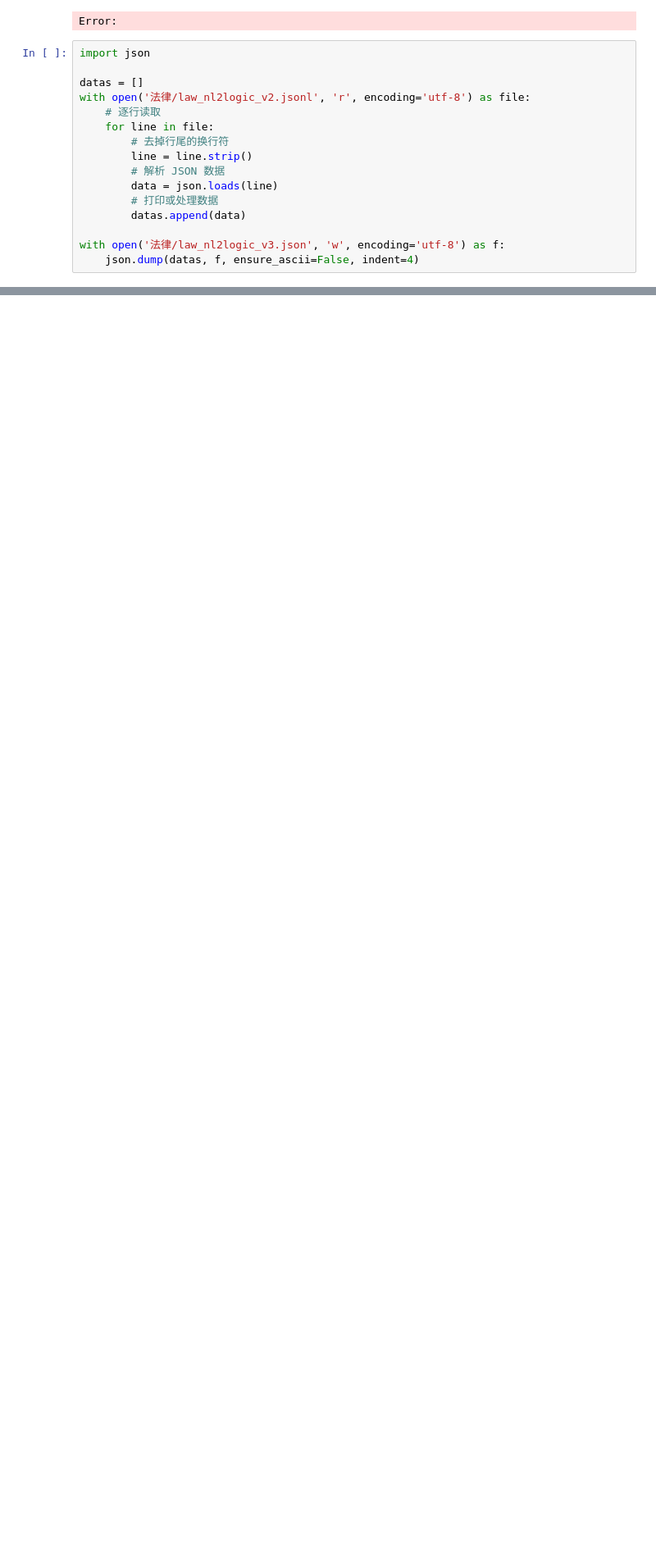
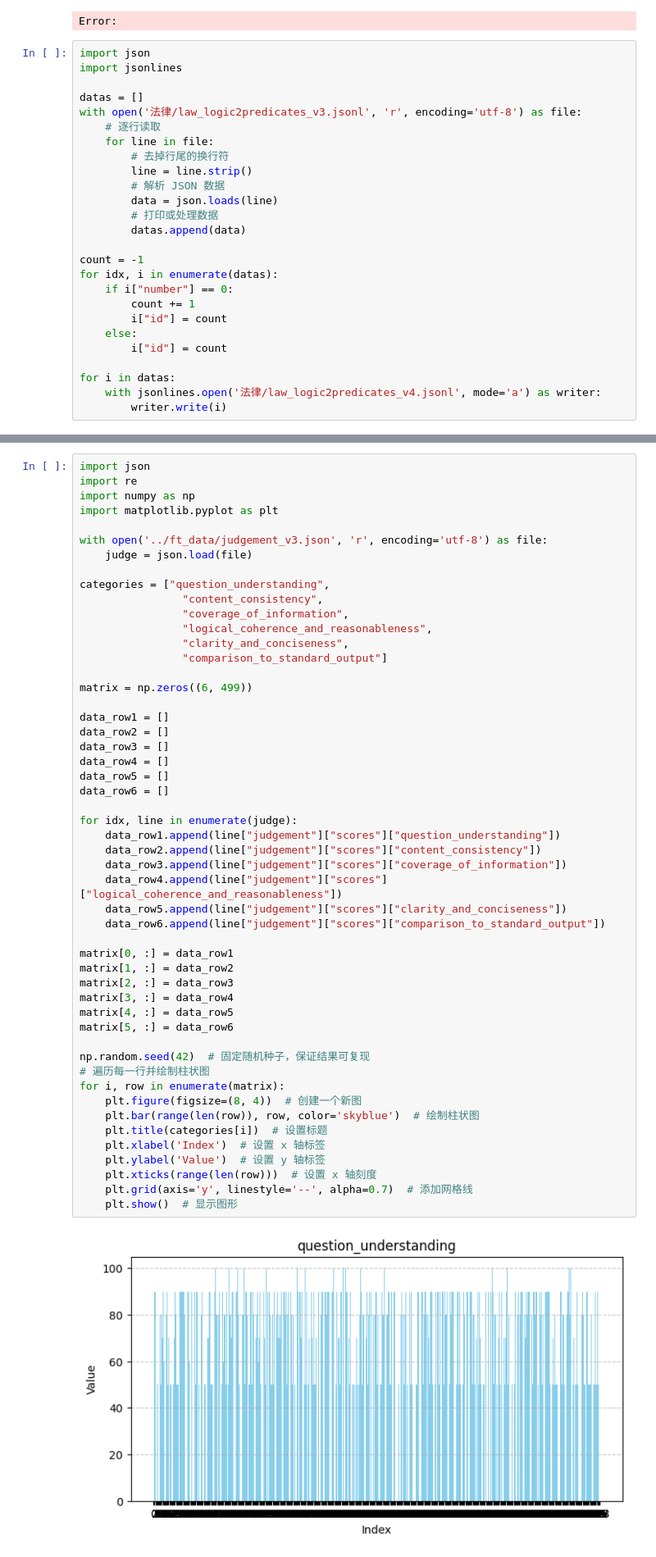
Before and after one commit to BeginneR-R/Rule-Case-SFT, a Jupyter notebook: data/convert.ipynb, the cells around one changed output, grey strips where cells are left out. Shown at 82% size. Drawn from its saved outputs; the diff is of its cells as text; blank space fills up the shorter version.

```diff
--- a/data/convert.ipynb
+++ b/data/convert.ipynb
@@ -123,9 +123,10 @@ print(characters)
 Error:
 # %%
 import json
+import jsonlines
 
 datas = []
-with open('法律/law_nl2logic_v2.jsonl', 'r', encoding='utf-8') as file:
+with open('法律/law_logic2predicates_v3.jsonl', 'r', encoding='utf-8') as file:
     # 逐行读取
     for line in file:
         # 去掉行尾的换行符
@@ -135,5 +136,14 @@ with open('法律/law_nl2logic_v2.jsonl', 'r', encoding='utf-8') as file:
         # 打印或处理数据
         datas.append(data)
 
-with open('法律/law_nl2logic_v3.json', 'w', encoding='utf-8') as f:
-    json.dump(datas, f, ensure_ascii=False, indent=4)
+count = -1
+for idx, i in enumerate(datas):
+    if i["number"] == 0:
+        count += 1
+        i["id"] = count
+    else:
+        i["id"] = count
+
+for i in datas:
+    with jsonlines.open('法律/law_logic2predicates_v4.jsonl', mode='a') as writer:
+        writer.write(i)
@@ -139,0 +165,53 @@ with open('法律/law_nl2logic_v3.json', 'w', encoding='utf-8') as f:
+# %%
+import json
+import re
+import numpy as np
+import matplotlib.pyplot as plt
+
+with open('../ft_data/judgement_v3.json', 'r', encoding='utf-8') as file:
+    judge = json.load(file)
+
+categories = ["question_understanding",
+                "content_consistency",
+                "coverage_of_information",
+                "logical_coherence_and_reasonableness",
+                "clarity_and_conciseness",
+                "comparison_to_standard_output"]
+
+matrix = np.zeros((6, 499))
+
+data_row1 = []
+data_row2 = []
+data_row3 = []
+data_row4 = []
+data_row5 = []
+data_row6 = []
+
+for idx, line in enumerate(judge):
+    data_row1.append(line["judgement"]["scores"]["question_understanding"])
+    data_row2.append(line["judgement"]["scores"]["content_consistency"])
+    data_row3.append(line["judgement"]["scores"]["coverage_of_information"])
+    data_row4.append(line["judgement"]["scores"]["logical_coherence_and_reasonableness"])
+    data_row5.append(line["judgement"]["scores"]["clarity_and_conciseness"])
+    data_row6.append(line["judgement"]["scores"]["comparison_to_standard_output"])
+
+matrix[0, :] = data_row1
+matrix[1, :] = data_row2
+matrix[2, :] = data_row3
+matrix[3, :] = data_row4
+matrix[4, :] = data_row5
+matrix[5, :] = data_row6
+
+np.random.seed(42)  # 固定随机种子，保证结果可复现
+# 遍历每一行并绘制柱状图
+for i, row in enumerate(matrix):
+    plt.figure(figsize=(8, 4))  # 创建一个新图
+    plt.bar(range(len(row)), row, color='skyblue')  # 绘制柱状图
+    plt.title(categories[i])  # 设置标题
+    plt.xlabel('Index')  # 设置 x 轴标签
+    plt.ylabel('Value')  # 设置 y 轴标签
+    plt.xticks(range(len(row)))  # 设置 x 轴刻度
+    plt.grid(axis='y', linestyle='--', alpha=0.7)  # 添加网格线
+    plt.show()  # 显示图形
+# %% [output]
+[figure, added]
```
Also changed, not shown: parts of 12 cells of this notebook, 31 other files.
